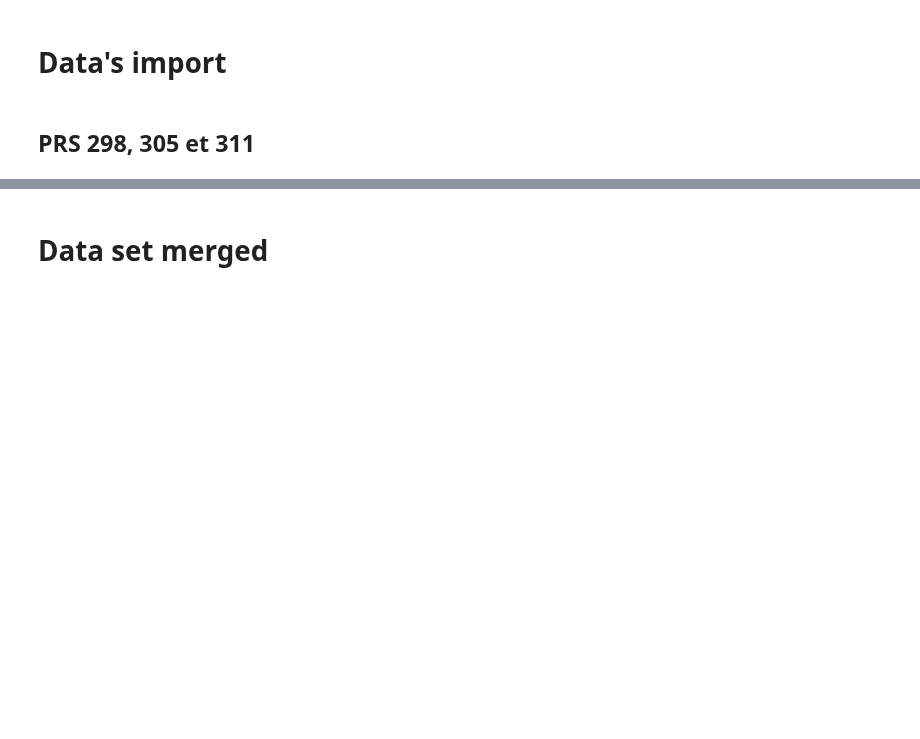
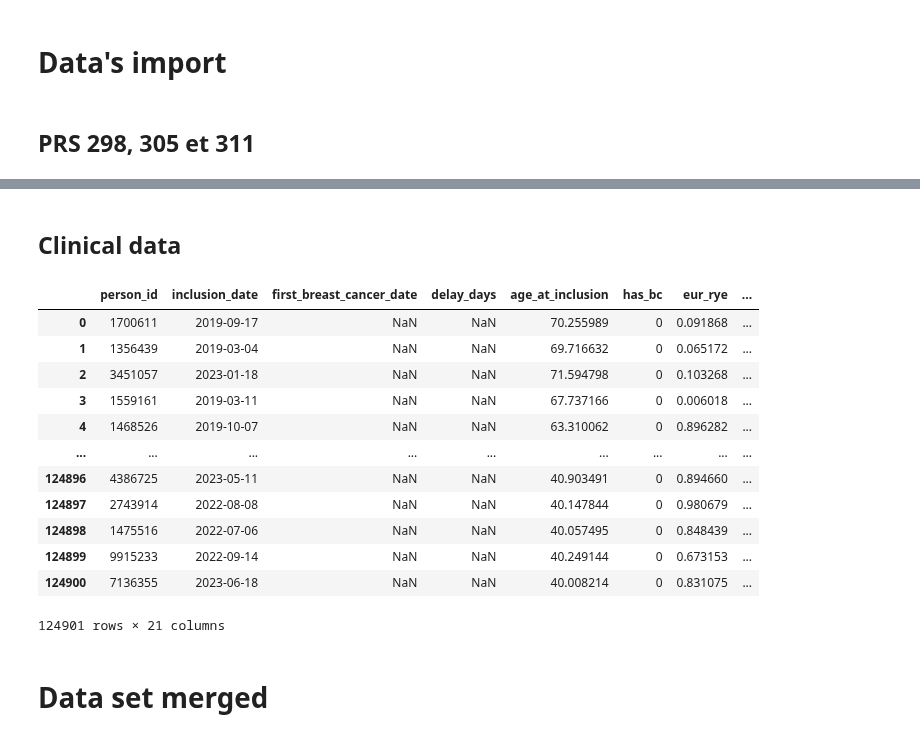
Before and after one commit to RR-DataSciences/Multi-trait-GWAS-in-admixed-populations, a Jupyter notebook: notebooks/59_PRS313_Analysis.ipynb, the cells around one changed output, grey strips where cells are left out. Drawn from its saved outputs; the diff is of its cells as text; code cells hidden in the pictures; blank space fills up the shorter version.

```diff
--- a/notebooks/59_PRS313_Analysis.ipynb
+++ b/notebooks/59_PRS313_Analysis.ipynb
@@ -72,3 +62,27 @@ Operation completed over 1 objects/47.0 MiB.
+# %% [markdown]
+## Clinical data
+# %%
+# get the bucket name
+my_bucket = os.getenv('WORKSPACE_BUCKET')
+
+name_of_file_in_bucket = "df_bcscRisk_Mammorisk.tsv"
+
+df_bcscRisk_Mammorisk = pd.read_csv(my_bucket +'/Data/'+ name_of_file_in_bucket, sep=',', low_memory=False)
+df_bcscRisk_Mammorisk
+# %% [output]
+|  | person_id | inclusion_date | first_breast_cancer_date | delay_days | age_at_inclusion | has_bc | eur_rye | ... |
+| 0 | 1700611 | 2019-09-17 | NaN | NaN | 70.255989 | 0 | 0.091868 | ... |
+| 1 | 1356439 | 2019-03-04 | NaN | NaN | 69.716632 | 0 | 0.065172 | ... |
+| 2 | 3451057 | 2023-01-18 | NaN | NaN | 71.594798 | 0 | 0.103268 | ... |
+| 3 | 1559161 | 2019-03-11 | NaN | NaN | 67.737166 | 0 | 0.006018 | ... |
+| 4 | 1468526 | 2019-10-07 | NaN | NaN | 63.310062 | 0 | 0.896282 | ... |
+| ... | ... | ... | ... | ... | ... | ... | ... | ... |
+| 124896 | 4386725 | 2023-05-11 | NaN | NaN | 40.903491 | 0 | 0.894660 | ... |
+| 124897 | 2743914 | 2022-08-08 | NaN | NaN | 40.147844 | 0 | 0.980679 | ... |
+| 124898 | 1475516 | 2022-07-06 | NaN | NaN | 40.057495 | 0 | 0.848439 | ... |
+| 124899 | 9915233 | 2022-09-14 | NaN | NaN | 40.249144 | 0 | 0.673153 | ... |
+| 124900 | 7136355 | 2023-06-18 | NaN | NaN | 40.008214 | 0 | 0.831075 | ... |
+124901 rows × 21 columns
 # %% [markdown]
 # Data set merged
 # %%
```
Also changed, not shown: parts of 27 cells of this notebook, 7 other files.
